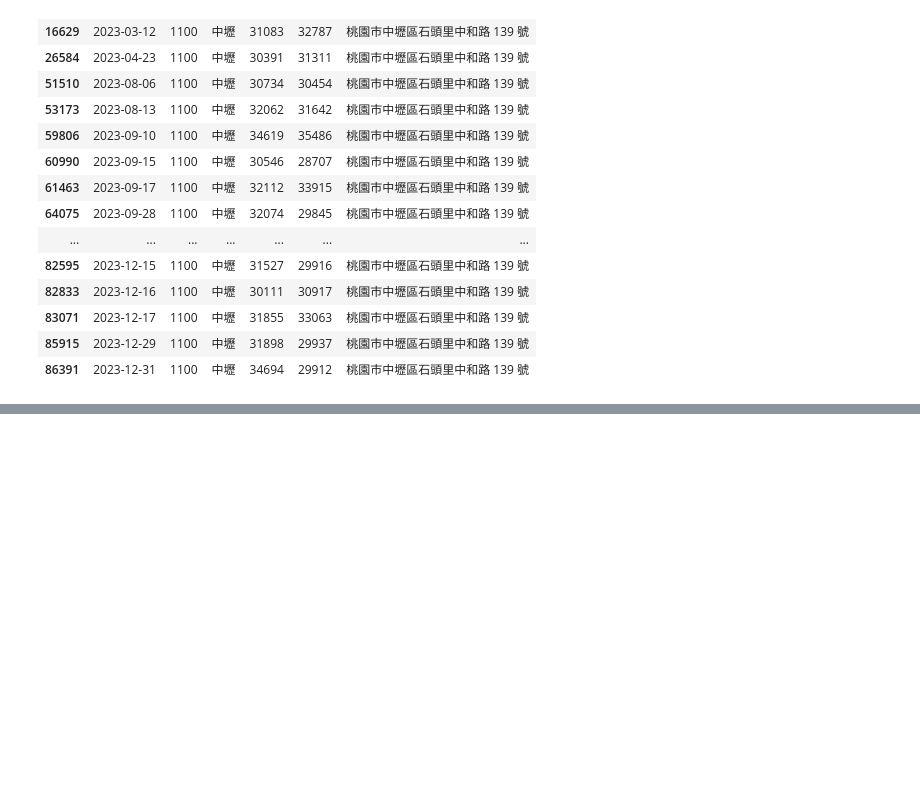
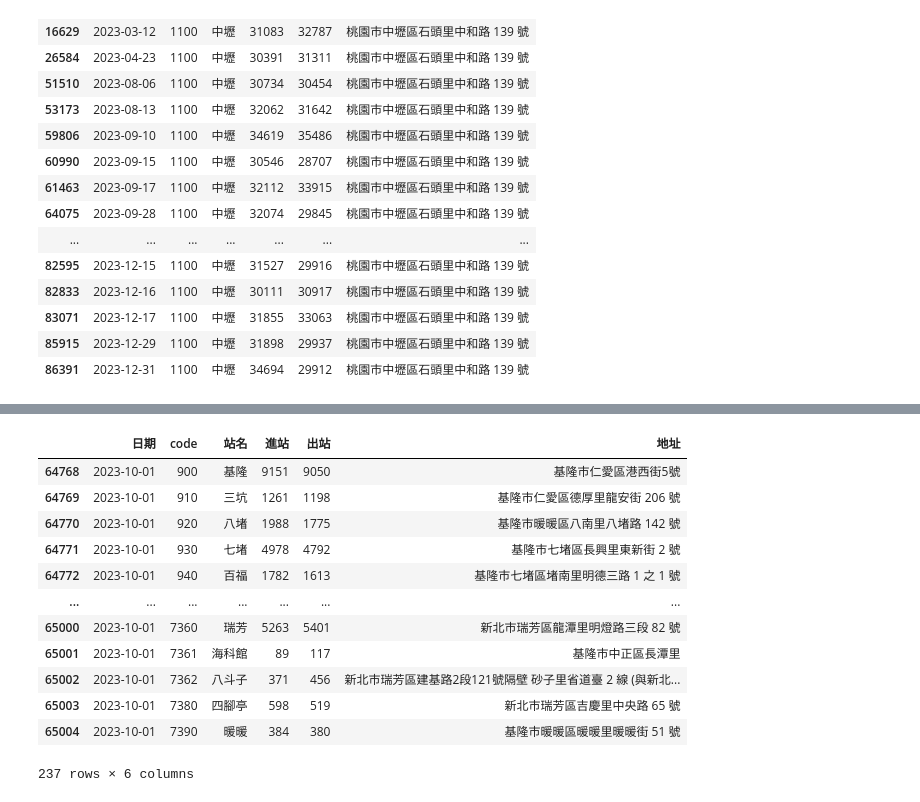
Before and after one commit to oldpipi1/_test_, a Jupyter notebook: lesson5.ipynb, the cells around one changed output, grey strips where cells are left out. Saved outputs shown, nothing was run; the diff lists cells and outputs as text; code cells hidden in the pictures; blank space fills up the shorter version.

```diff
--- a/lesson5.ipynb
+++ b/lesson5.ipynb
@@ -96,0 +108,16 @@ df2.query('進站 >= 30000 and 站名=="臺北" and 日期 == "2023-07-01"')
+# %%
+df2.query('日期 == "2023-10"')
+# %% [output]
+|  | 日期 | code | 站名 | 進站 | 出站 | 地址 |
+| 64768 | 2023-10-01 | 900 | 基隆 | 9151 | 9050 | 基隆市仁愛區港西街5號 |
+| 64769 | 2023-10-01 | 910 | 三坑 | 1261 | 1198 | 基隆市仁愛區德厚里龍安街 206 號 |
+| 64770 | 2023-10-01 | 920 | 八堵 | 1988 | 1775 | 基隆市暖暖區八南里八堵路 142 號 |
+| 64771 | 2023-10-01 | 930 | 七堵 | 4978 | 4792 | 基隆市七堵區長興里東新街 2 號 |
+| 64772 | 2023-10-01 | 940 | 百福 | 1782 | 1613 | 基隆市七堵區堵南里明德三路 1 之 1 號 |
+| ... | ... | ... | ... | ... | ... | ... |
+| 65000 | 2023-10-01 | 7360 | 瑞芳 | 5263 | 5401 | 新北市瑞芳區龍潭里明燈路三段 82 號 |
+| 65001 | 2023-10-01 | 7361 | 海科館 | 89 | 117 | 基隆市中正區長潭里 |
+| 65002 | 2023-10-01 | 7362 | 八斗子 | 371 | 456 | 新北市瑞芳區建基路2段121號隔壁 砂子里省道臺 2 線 (與新北... |
+| 65003 | 2023-10-01 | 7380 | 四腳亭 | 598 | 519 | 新北市瑞芳區吉慶里中央路 65 號 |
+| 65004 | 2023-10-01 | 7390 | 暖暖 | 384 | 380 | 基隆市暖暖區暖暖里暖暖街 51 號 |
+237 rows × 6 columns
```
Also changed, not shown: parts of 2 cells of this notebook.
